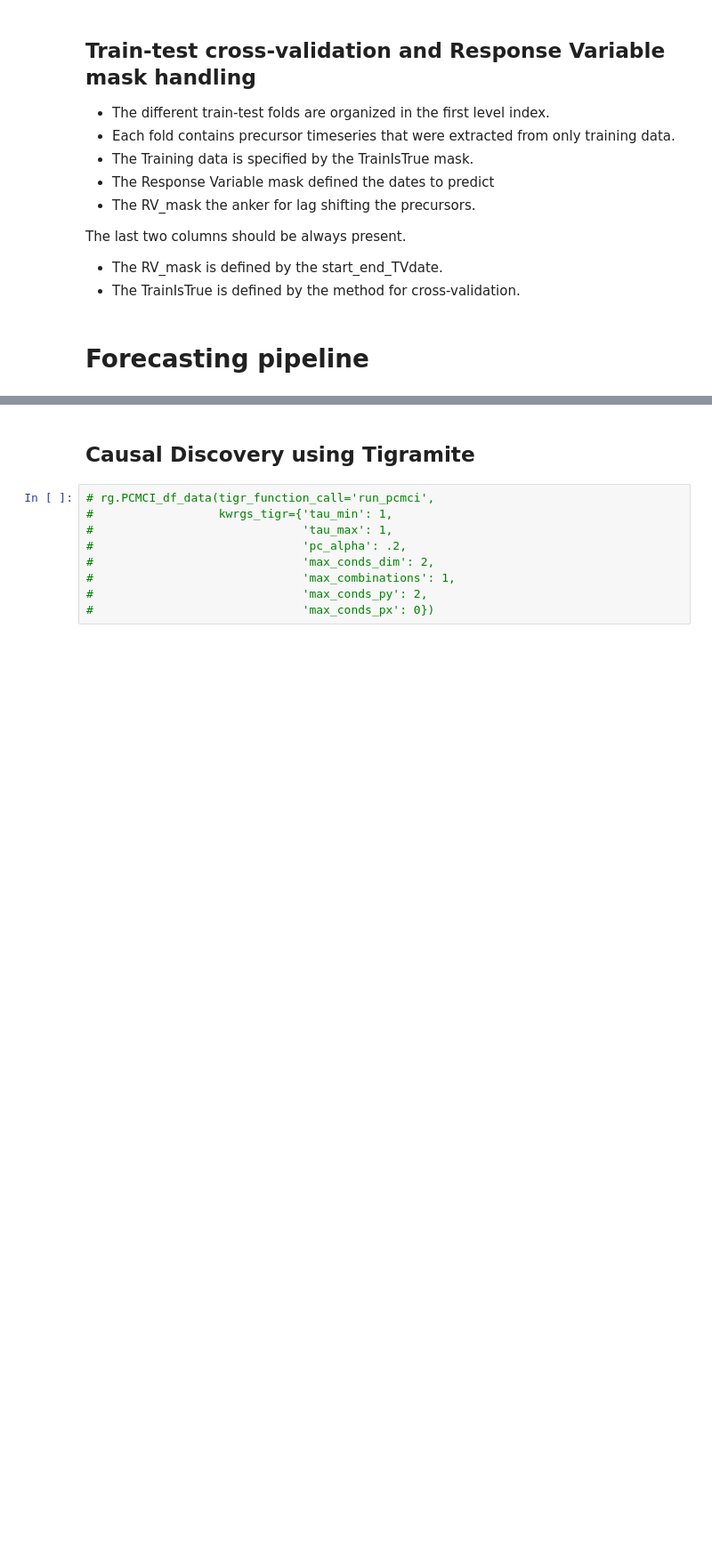
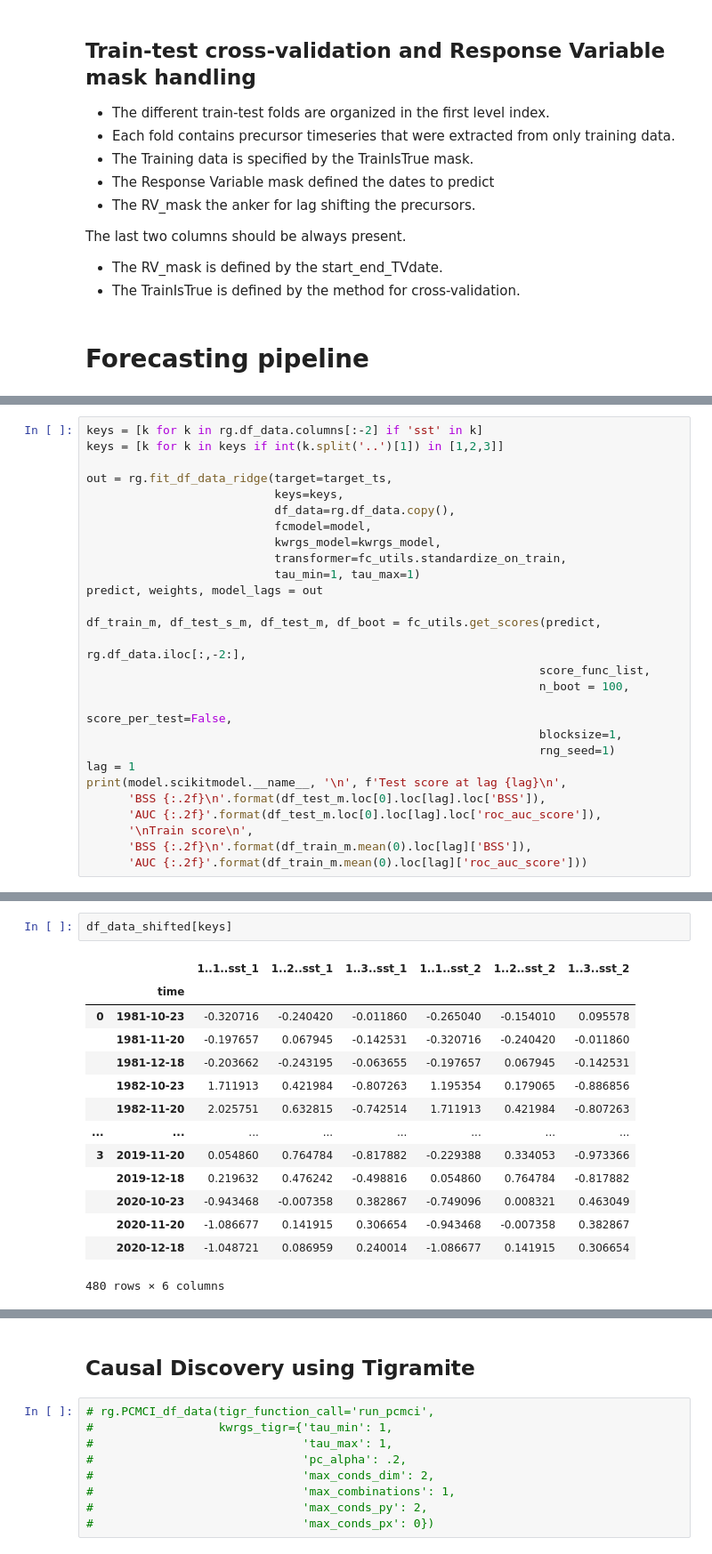
Before and after one commit to AI4S2S/Lorentz_proto, a Jupyter notebook: Lorentz_sem.ipynb, the cells around one changed output, grey strips where cells are left out. Shown at 89% size. Cells and saved outputs as stored; diff of their text form; blank space fills up the shorter version.

```diff
--- a/Lorentz_sem.ipynb
+++ b/Lorentz_sem.ipynb
@@ -137,0 +164,27 @@ The last two columns should be always present.
+# %%
+keys = [k for k in rg.df_data.columns[:-2] if 'sst' in k]
+keys = [k for k in keys if int(k.split('..')[1]) in [1,2,3]]
+
+out = rg.fit_df_data_ridge(target=target_ts,
+                           keys=keys,
+                           df_data=rg.df_data.copy(),
+                           fcmodel=model,
+                           kwrgs_model=kwrgs_model,
+                           transformer=fc_utils.standardize_on_train,
+                           tau_min=1, tau_max=1)
+predict, weights, model_lags = out
+
+df_train_m, df_test_s_m, df_test_m, df_boot = fc_utils.get_scores(predict,
+                                                                 rg.df_data.iloc[:,-2:],
+                                                                 score_func_list,
+                                                                 n_boot = 100,
+                                                                 score_per_test=False,
+                                                                 blocksize=1,
+                                                                 rng_seed=1)
+lag = 1
+print(model.scikitmodel.__name__, '\n', f'Test score at lag {lag}\n',
+      'BSS {:.2f}\n'.format(df_test_m.loc[0].loc[lag].loc['BSS']),
+      'AUC {:.2f}'.format(df_test_m.loc[0].loc[lag].loc['roc_auc_score']),
+      '\nTrain score\n',
+      'BSS {:.2f}\n'.format(df_train_m.mean(0).loc[lag]['BSS']),
+      'AUC {:.2f}'.format(df_train_m.mean(0).loc[lag]['roc_auc_score']))
@@ -202,0 +265,17 @@ Train score
+# %%
+df_data_shifted[keys]
+# %% [output]
+|  |  | 1..1..sst_1 | 1..2..sst_1 | 1..3..sst_1 | 1..1..sst_2 | 1..2..sst_2 | 1..3..sst_2 |
+|  | time |  |  |  |  |  |  |
+| 0 | 1981-10-23 | -0.320716 | -0.240420 | -0.011860 | -0.265040 | -0.154010 | 0.095578 |
+|  | 1981-11-20 | -0.197657 | 0.067945 | -0.142531 | -0.320716 | -0.240420 | -0.011860 |
+|  | 1981-12-18 | -0.203662 | -0.243195 | -0.063655 | -0.197657 | 0.067945 | -0.142531 |
+|  | 1982-10-23 | 1.711913 | 0.421984 | -0.807263 | 1.195354 | 0.179065 | -0.886856 |
+|  | 1982-11-20 | 2.025751 | 0.632815 | -0.742514 | 1.711913 | 0.421984 | -0.807263 |
+| ... | ... | ... | ... | ... | ... | ... | ... |
+| 3 | 2019-11-20 | 0.054860 | 0.764784 | -0.817882 | -0.229388 | 0.334053 | -0.973366 |
+|  | 2019-12-18 | 0.219632 | 0.476242 | -0.498816 | 0.054860 | 0.764784 | -0.817882 |
+|  | 2020-10-23 | -0.943468 | -0.007358 | 0.382867 | -0.749096 | 0.008321 | 0.463049 |
+|  | 2020-11-20 | -1.086677 | 0.141915 | 0.306654 | -0.943468 | -0.007358 | 0.382867 |
+|  | 2020-12-18 | -1.048721 | 0.086959 | 0.240014 | -1.086677 | 0.141915 | 0.306654 |
+480 rows × 6 columns
```
Also changed, not shown: parts of 13 cells of this notebook.
